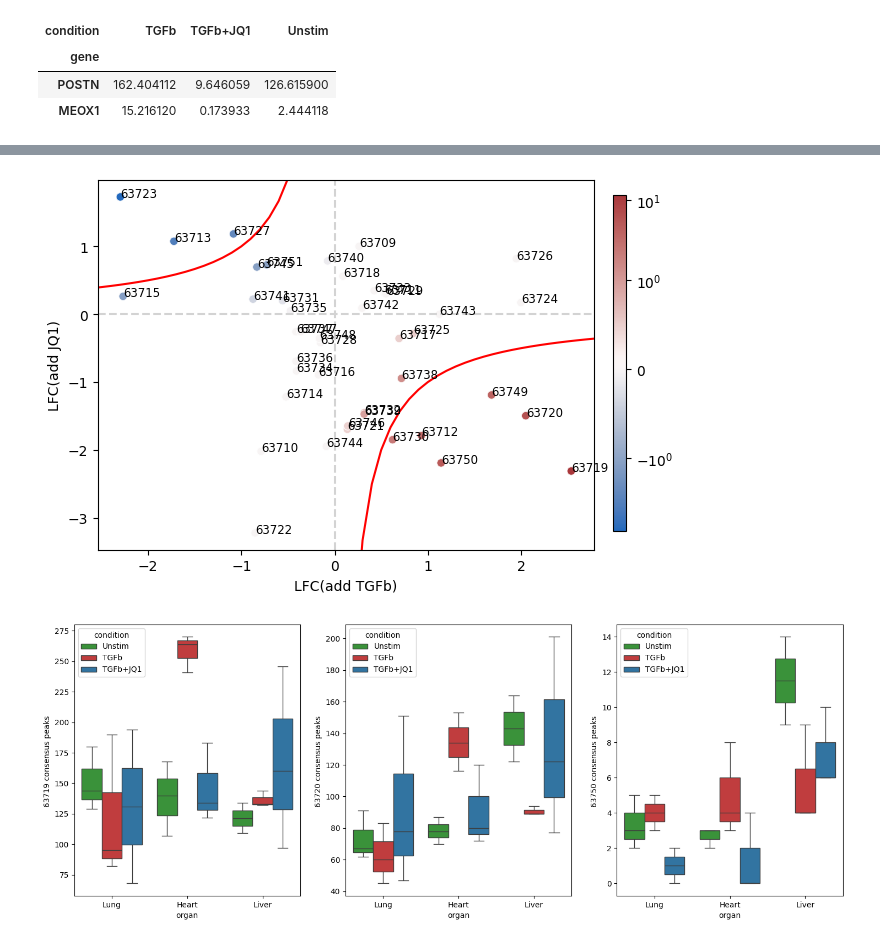
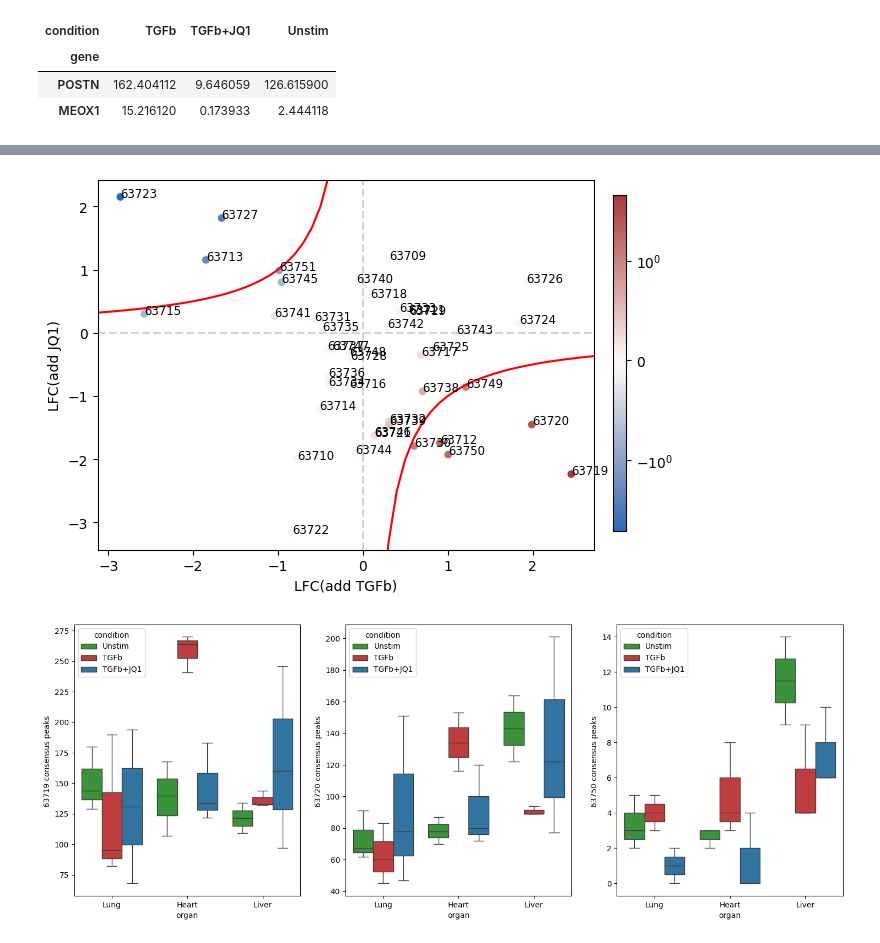
Before and after one commit to pawelab/OrganConditionalFibrosis, a Jupyter notebook: find_genes_peaks.ipynb, the cells around one changed output, grey strips where cells are left out. Saved outputs shown, nothing was run; the diff lists cells and outputs as text; code cells hidden in the pictures.

Commit message:
organ specificity scoring

```diff
--- a/find_genes_peaks.ipynb
+++ b/find_genes_peaks.ipynb
@@ -190,16 +188,4 @@ def calc_lfc(organ_df: pd.DataFrame) -> pd.DataFrame:
   return lfc_df
-# %%
-def calc_lfc(organ_df: pd.DataFrame) -> pd.DataFrame:
-  """Uses log fold change to determine which genes are up- and down-regulated in each condition"""
-  odf_copy = organ_df + 1
-  lfc_df = pd.DataFrame({
-    'up': np.sqrt(np.log2(odf_copy['TGFb'])) * np.log2(odf_copy['TGFb'] / odf_copy['Unstim']),
-    'down': np.sqrt(np.log2(odf_copy['TGFb'])) * np.log2(odf_copy['TGFb+JQ1'] / odf_copy['TGFb']),
-  })
-  # all_zero = organ_df['Unstim'].eq(0.0) | organ_df['TGFb'].eq(0.0) | organ_df['TGFb+JQ1'].eq(0.0)
-  # lfc_df = lfc_df[~all_zero]
-  lfc_df['score'] = (np.sign(lfc_df['down']) - np.sign(lfc_df['up'])) * lfc_df['up'] * lfc_df['down']
-  return lfc_df
 # %%
 def find_organ_genes(organ_df: pd.DataFrame, up_by: int = 0, down_by: int = 0) -> list[str]:
   """Uses log fold change to determine which genes are up- and down-regulated in each condition"""
@@ -288,6 +274,19 @@ def calc_condition_peak_averages(adata: ad.AnnData, organ: str, layer: str = Non
   return organ_df.groupby('condition', observed = False).aggregate('mean').T  # Average across replicates
 # %%
 heart_atac_df = calc_condition_peak_averages(atac_adata, "Heart")
+# %%
+new_gene_locs = gene_locations.copy()
+new_gene_locs.index = new_gene_locs['Symbol']
+gene_to_idx = {
+  gene: new_gene_locs.loc[gene] for gene in rna_adata.var['gene'].unique() if gene in new_gene_locs.index and len(new_gene_locs.loc[gene].shape) == 1
+}
+# %%
+gene_to_peaks_map = {
+  gene: atac_adata.var_names[(atac_adata.var['Chr'] == f'chr{row['Chromosome']}') &
+                             (atac_adata.var['End'] >= row['Begin'] - 1.5 * 10 ** 5) &
+                             (atac_adata.var['Start'] <= row['End'] + 1.5 * 10 ** 5)]
+  for gene, row in gene_to_idx.items()
+}
 # %%
 def peaks_for_good_genes(gene_lfc_df: pd.DataFrame, avg_peak_df: pd.DataFrame) -> dict[str, pd.DataFrame]:
   gene_to_peaks = {}
@@ -312,12 +309,14 @@ heart_gene_to_peaks = peaks_for_good_genes(heart_gene_lfc_df[heart_gene_lfc_df['
+# %%
+heart_peak_df = calc_lfc(heart_atac_df)
 # %%
 with np.errstate(divide='ignore', invalid='ignore'):
   y = 1 / -x
 
-ax = plot_lfc(heart_gene_to_peaks['MEOX1'], label = True)
+ax = plot_lfc(heart_peak_df.loc[gene_to_peaks_map['MEOX1']], label = True)
 ax.plot(x, y, color = "red")
 plt.show()
 # %% [output]
-[figure, old version]
+[figure, new version]
 # %%
 fig, [ax1, ax2, ax3] = plt.subplots(1, 3, figsize=(18, 6.4))
 plot_peak(atac_adata, peak = '63719', ax=ax1)
```
Also changed, not shown: parts of 27 cells of this notebook.
